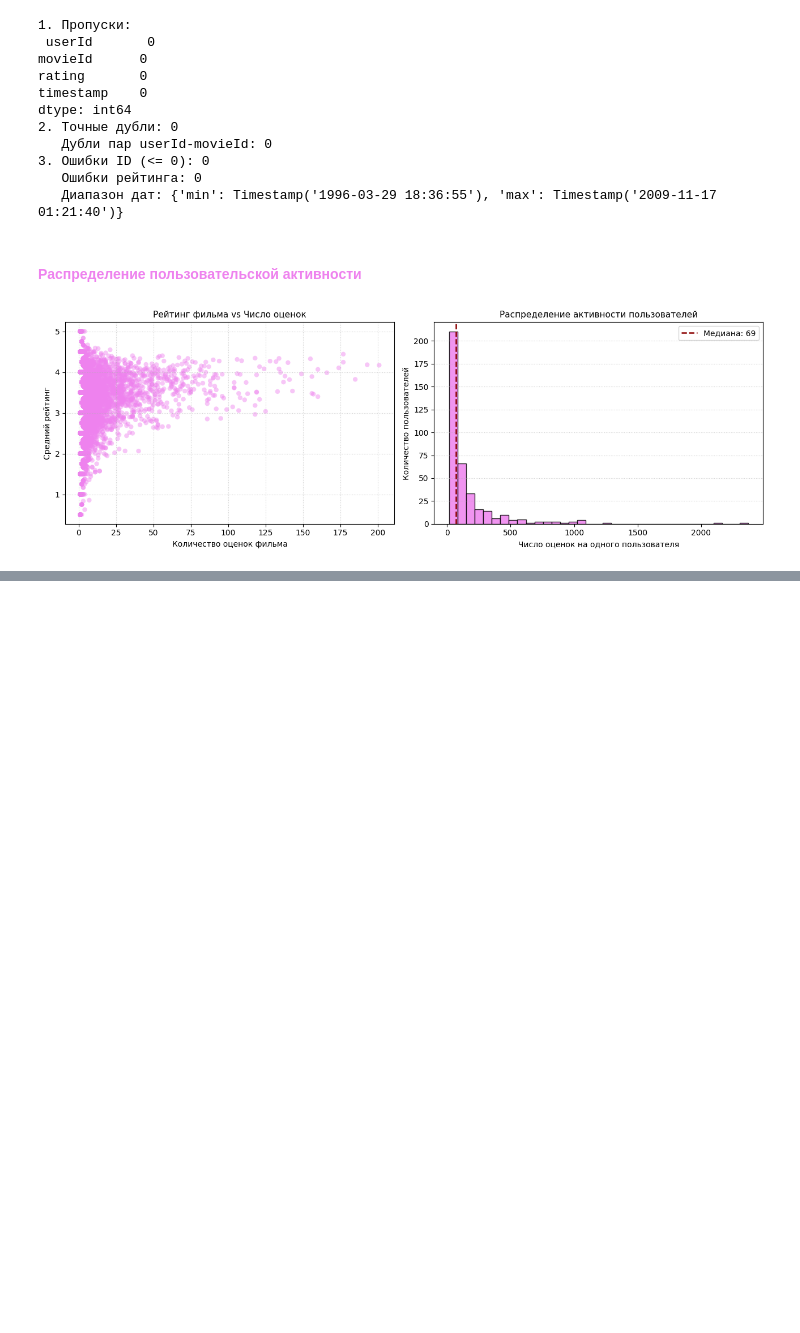
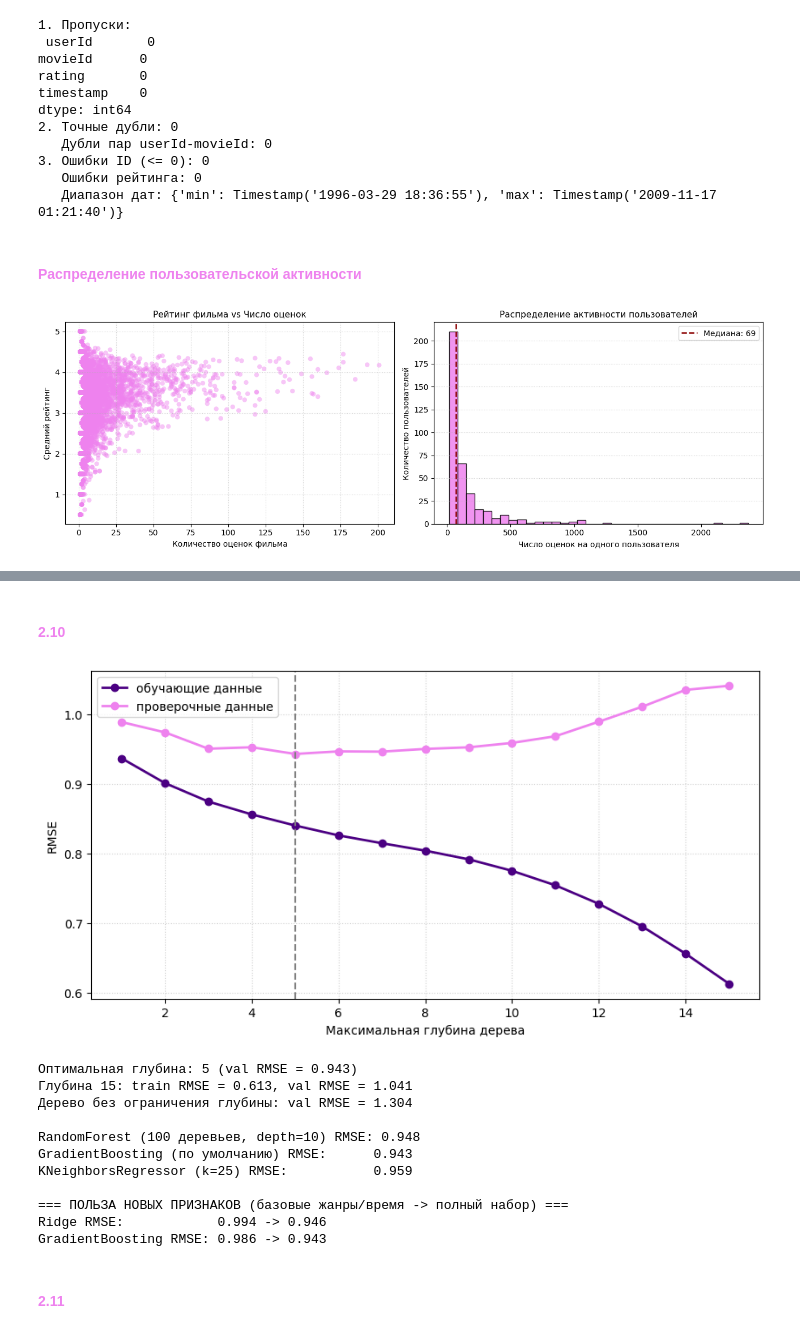
Before and after one commit to kitaevakatya1-tech/TIMO, a Jupyter notebook: TIMO.ipynb, the cells around one changed output, grey strips where cells are left out. Drawn from its saved outputs; the diff is of its cells as text; code cells hidden in the pictures; blank space fills up the shorter version.

```diff
--- a/TIMO.ipynb
+++ b/TIMO.ipynb
@@ -346,0 +332,62 @@ for col in cat_cols:
+# %% [markdown]
+#### <span style="color: #EE82EE;">**2.10**</span>
+# %%
+depths = range(1, 16)
+train_rmse, val_rmse = [], []
+
+for d in depths:
+    dt = DecisionTreeRegressor(max_depth=d, random_state=42).fit(X_train, y_train)
+    train_rmse.append(root_mean_squared_error(y_train, np.clip(dt.predict(X_train), 0.5, 5.0)))
+    val_rmse.append(root_mean_squared_error(y_val, np.clip(dt.predict(X_val), 0.5, 5.0)))
+
+best_d = depths[np.argmin(val_rmse)]
+dt_full = DecisionTreeRegressor(max_depth=None, random_state=42).fit(X_train, y_train)
+rmse_full = root_mean_squared_error(y_val, np.clip(dt_full.predict(X_val), 0.5, 5.0))
+
+plt.figure(figsize=(8.5, 4.5))
+plt.plot(depths, train_rmse, 'o-', color='indigo', linewidth=2, label='обучающие данные')
+plt.plot(depths, val_rmse, 'o-', color='#EE82EE', linewidth=2, label='проверочные данные')
+plt.axvline(best_d, color='gray', linestyle='--', linewidth=1.5)
+
+plt.xlabel('Максимальная глубина дерева')
+plt.ylabel('RMSE')
+plt.grid(True, linestyle=':', alpha=0.6)
+plt.legend()
+plt.tight_layout()
+plt.show()
+
+print(f"Оптимальная глубина: {best_d} (val RMSE = {min(val_rmse):.3f})")
+print(f"Глубина 15: train RMSE = {train_rmse[-1]:.3f}, val RMSE = {val_rmse[-1]:.3f}")
+print(f"Дерево без ограничения глубины: val RMSE = {rmse_full:.3f}")
+
+rf = RandomForestRegressor(n_estimators=100, max_depth=10, random_state=42, n_jobs=-1).fit(X_train, y_train)
+gb = GradientBoostingRegressor(random_state=42).fit(X_train, y_train)
+knn = KNeighborsRegressor(n_neighbors=25, n_jobs=-1).fit(X_train, y_train)
+
+print(f"\nRandomForest (100 деревьев, depth=10) RMSE: {root_mean_squared_error(y_val, np.clip(rf.predict(X_val), 0.5, 5.0)):.3f}")
+print(f"GradientBoosting (по умолчанию) RMSE:      {root_mean_squared_error(y_val, np.clip(gb.predict(X_val), 0.5, 5.0)):.3f}")
+print(f"KNeighborsRegressor (k=25) RMSE:           {root_mean_squared_error(y_val, np.clip(knn.predict(X_val), 0.5, 5.0)):.3f}")
+
+X_train_base, X_val_base = X_train[:, 4:], X_val[:, 4:]
+
+r_base = Ridge(alpha=10.0, random_state=42).fit(X_train_base, y_train)
+gb_base = GradientBoostingRegressor(random_state=42).fit(X_train_base, y_train)
+
+print("\n=== ПОЛЬЗА НОВЫХ ПРИЗНАКОВ (базовые жанры/время -> полный набор) ===")
+print(f"Ridge RMSE:            {root_mean_squared_error(y_val, np.clip(r_base.predict(X_val_base), 0.5, 5.0)):.3f} -> 0.946")
+print(f"GradientBoosting RMSE: {root_mean_squared_error(y_val, np.clip(gb_base.predict(X_val_base), 0.5, 5.0)):.3f} -> {root_mean_squared_error(y_val, np.clip(gb.predict(X_val), 0.5, 5.0)):.3f}")
+# %% [output]
+[figure, added]
+Оптимальная глубина: 5 (val RMSE = 0.943)
+Глубина 15: train RMSE = 0.613, val RMSE = 1.041
+Дерево без ограничения глубины: val RMSE = 1.304
+
+RandomForest (100 деревьев, depth=10) RMSE: 0.948
+GradientBoosting (по умолчанию) RMSE:      0.943
+KNeighborsRegressor (k=25) RMSE:           0.959
+
+=== ПОЛЬЗА НОВЫХ ПРИЗНАКОВ (базовые жанры/время -> полный набор) ===
+Ridge RMSE:            0.994 -> 0.946
+GradientBoosting RMSE: 0.986 -> 0.943
+# %% [markdown]
+#### <span style="color: #EE82EE;">**2.11**</span>
```
Also changed, not shown: parts of 19 cells of this notebook, 2 other files.
